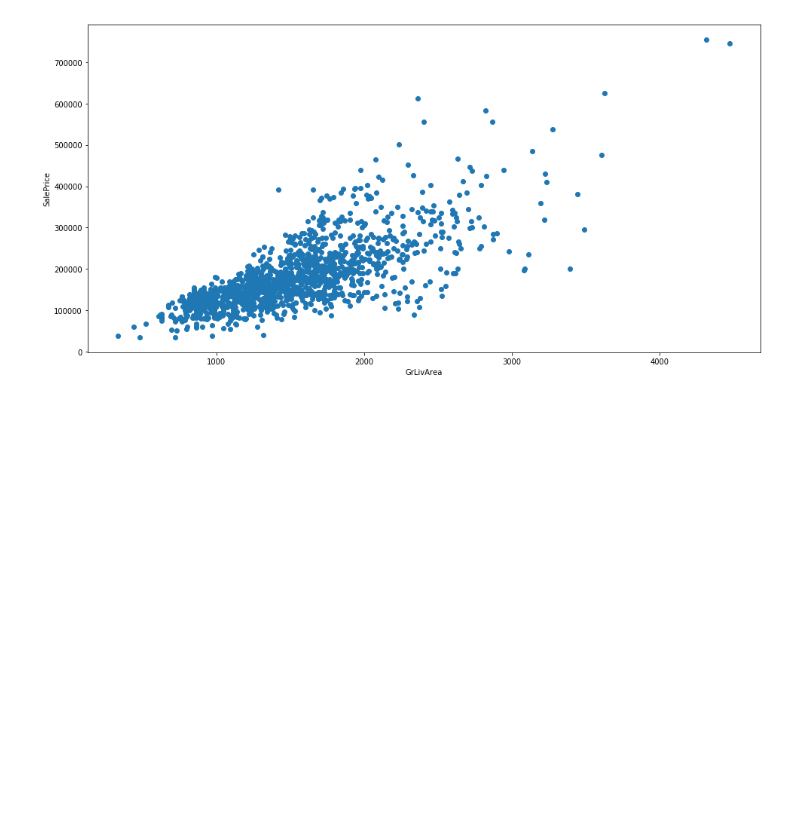
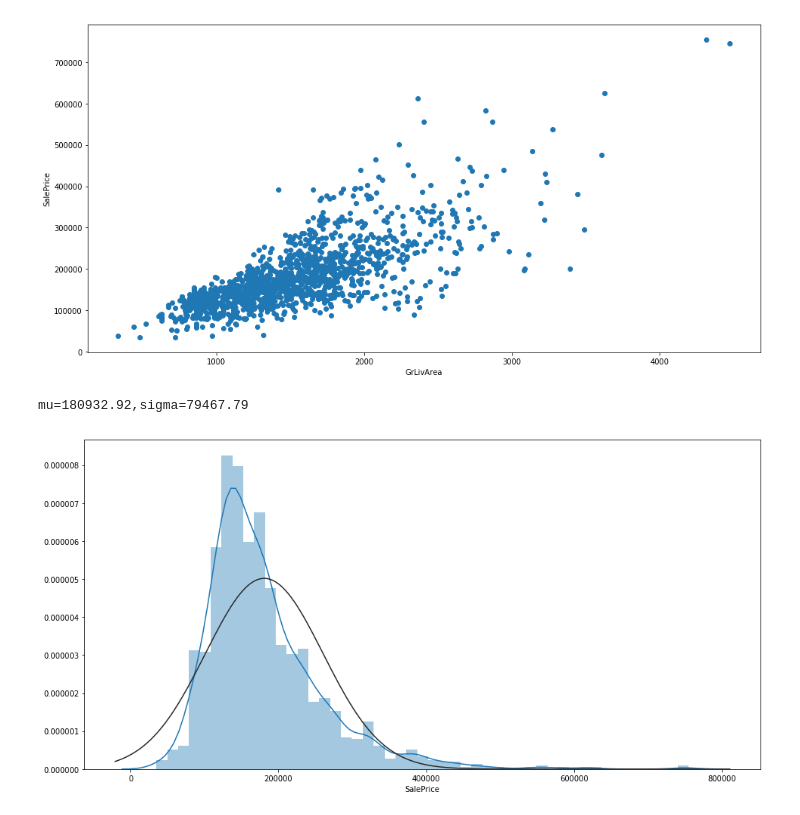
Before and after one commit to morvanTseng/houseprice, a Jupyter notebook: stacked regressions.ipynb, the cells around one changed output. Drawn from its saved outputs; the diff is of its cells as text; code cells hidden in the pictures; blank space fills up the shorter version.

```diff
--- a/stacked regressions.ipynb
+++ b/stacked regressions.ipynb
@@ -77,3 +77,14 @@ plt.show()
 #finally we truely drop them off,and GrLivArea_SalePrice shows linearilty
 # %% [output]
 [figure]
+# %%
+#target variable analyse
+from scipy.stats import norm
+f=plt.figure(figsize=(16,8))
+ax=f.add_subplot(111)
+sns.distplot(train["SalePrice"],fit=norm,ax=ax)
+(mu,sigma)=norm.fit(train['SalePrice'])
+print('mu={0:.2f},sigma={1:.2f}'.format(mu,sigma))
+# %% [output]
+mu=180932.92,sigma=79467.79
+[figure, added]
```
Also changed, not shown: parts of 17 cells of this notebook.
